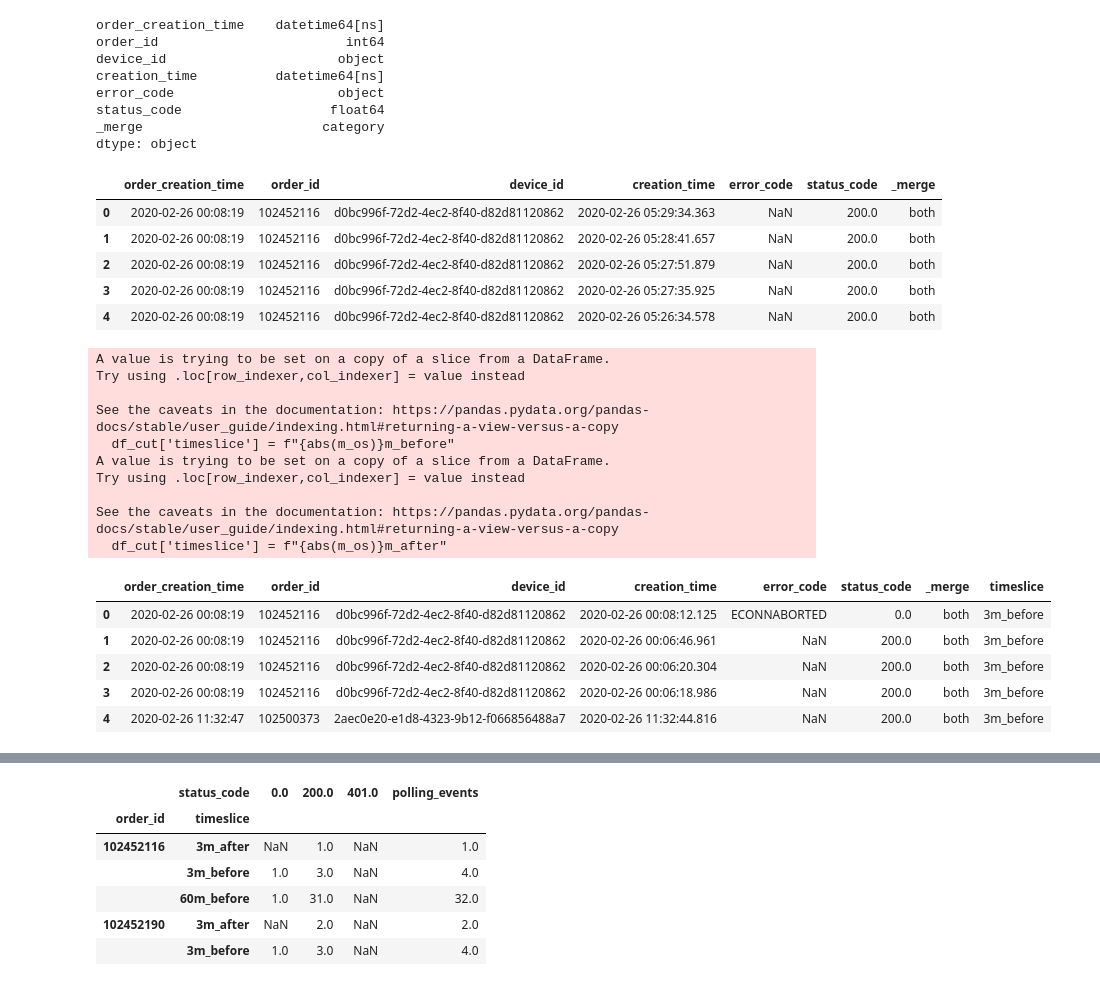
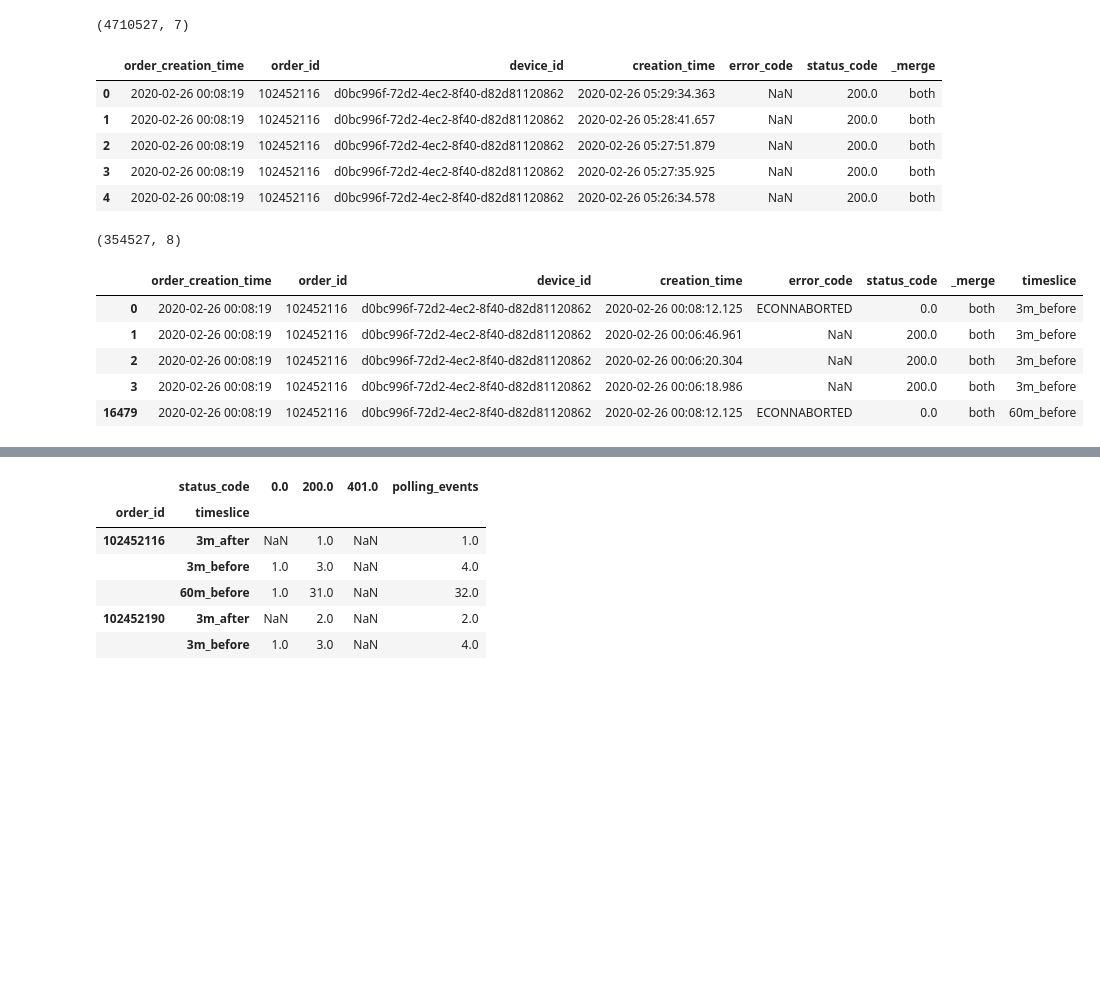
Before and after one commit to gaelsuv/glovo, a Jupyter notebook: solution/test_python/exercise.ipynb, the cells around one changed output, grey strips where cells are left out. Saved outputs shown, nothing was run; the diff lists cells and outputs as text; code cells hidden in the pictures; blank space fills up the shorter version.

```diff
--- a/solution/test_python/exercise.ipynb
+++ b/solution/test_python/exercise.ipynb
@@ -67,16 +87,9 @@ dtype: int64
 # %%
 df[['order_creation_time', 'creation_time']] = df[['order_creation_time', 'creation_time']].apply(pd.to_datetime) # convert time columns to DateTime type
-print(df.dtypes)
+print(df.shape)
 df.head()
 # %% [output]
-order_creation_time    datetime64[ns]
-order_id                        int64
-device_id                      object
-creation_time          datetime64[ns]
-error_code                     object
-status_code                   float64
-_merge                       category
-dtype: object
+(4710527, 7)
 |  | order_creation_time | order_id | device_id | creation_time | error_code | status_code | _merge |
 | 0 | 2020-02-26 00:08:19 | 102452116 | d0bc996f-72d2-4ec2-8f40-d82d81120862 | 2020-02-26 05:29:34.363 | NaN | 200.0 | both |
 | 1 | 2020-02-26 00:08:19 | 102452116 | d0bc996f-72d2-4ec2-8f40-d82d81120862 | 2020-02-26 05:28:41.657 | NaN | 200.0 | both |
@@ -88,7 +104,21 @@ def cut_df(
     df: pd.DataFrame,
     m_os: int
 ) -> pd.DataFrame:
-    """
+    """Slice a DataFrame over a specific portion of time.
+
+    Args:
+        df (pd.DataFrame): a DataFrame to be sliced.
+        m_os (int): a time offset (minutes).
+
+    Returns:
+        df_cut (pd.DataFrame): the slice of the DataFrame whose rows
+            are comprised between the order creation time and:
+                - the preceding time segment determined by the offset (if m_os < 0)
+                - the following time segment determined by the offset (if m_os > 0)
+
+    Raises:
+        ValueError: `m_os` param has to be either positive
+            or negative, not a zero time segment (0).
     """
     if m_os < 0:
         df_cut = df.loc[df['creation_time'].between(df['order_creation_time'] + pd.DateOffset(minutes = m_os), df['order_creation_time'])]
@@ -102,27 +132,21 @@ def cut_df(
         raise ValueError('`m_os` param cannot be 0')
     return df_cut
 # %%
-m_os_target = [-3, -60, 3]
+pd.options.mode.chained_assignment = None # this prevents the good old SettingWithCopyWarning to jump out in the cell output
 
-df_list = [cut_df(df, i) for i in m_os_target]
-df_global = pd.concat(df_list, axis = 0, ignore_index = True)
+slices = [-3, -60, 3]
 
-# print(df_global.groupby('timeslice').size())
-df_global.head()
+df_list = [cut_df(df, i) for i in slices]
+df_raw = pd.concat(df_list, axis = 0, ignore_index = True) # slices union (row-wise concat)
+
+print(df_raw.shape)
+# print(df_raw.groupby('timeslice').size())
+df_raw.loc[df_raw.order_id == 102452116].head()
 # %% [output]
-A value is trying to be set on a copy of a slice from a DataFrame.
-Try using .loc[row_indexer,col_indexer] = value instead
-
-See the caveats in the documentation: https://pandas.pydata.org/pandas-docs/stable/user_guide/indexing.html#returning-a-view-versus-a-copy
-  df_cut['timeslice'] = f"{abs(m_os)}m_before"
-A value is trying to be set on a copy of a slice from a DataFrame.
-Try using .loc[row_indexer,col_indexer] = value instead
-
-See the caveats in the documentation: https://pandas.pydata.org/pandas-docs/stable/user_guide/indexing.html#returning-a-view-versus-a-copy
-  df_cut['timeslice'] = f"{abs(m_os)}m_after"
+(354527, 8)
 |  | order_creation_time | order_id | device_id | creation_time | error_code | status_code | _merge | timeslice |
 | 0 | 2020-02-26 00:08:19 | 102452116 | d0bc996f-72d2-4ec2-8f40-d82d81120862 | 2020-02-26 00:08:12.125 | ECONNABORTED | 0.0 | both | 3m_before |
 | 1 | 2020-02-26 00:08:19 | 102452116 | d0bc996f-72d2-4ec2-8f40-d82d81120862 | 2020-02-26 00:06:46.961 | NaN | 200.0 | both | 3m_before |
 | 2 | 2020-02-26 00:08:19 | 102452116 | d0bc996f-72d2-4ec2-8f40-d82d81120862 | 2020-02-26 00:06:20.304 | NaN | 200.0 | both | 3m_before |
 | 3 | 2020-02-26 00:08:19 | 102452116 | d0bc996f-72d2-4ec2-8f40-d82d81120862 | 2020-02-26 00:06:18.986 | NaN | 200.0 | both | 3m_before |
-| 4 | 2020-02-26 11:32:47 | 102500373 | 2aec0e20-e1d8-4323-9b12-f066856488a7 | 2020-02-26 11:32:44.816 | NaN | 200.0 | both | 3m_before |
+| 16479 | 2020-02-26 00:08:19 | 102452116 | d0bc996f-72d2-4ec2-8f40-d82d81120862 | 2020-02-26 00:08:12.125 | ECONNABORTED | 0.0 | both | 60m_before |
```
Also changed, not shown: parts of 37 cells of this notebook, 1 other file.
